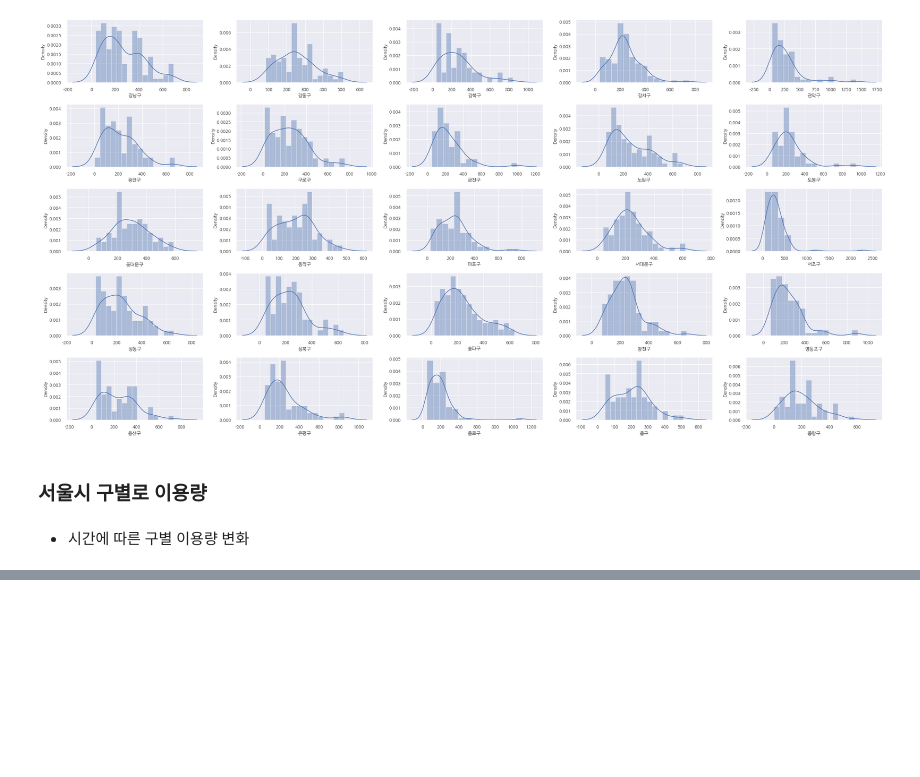
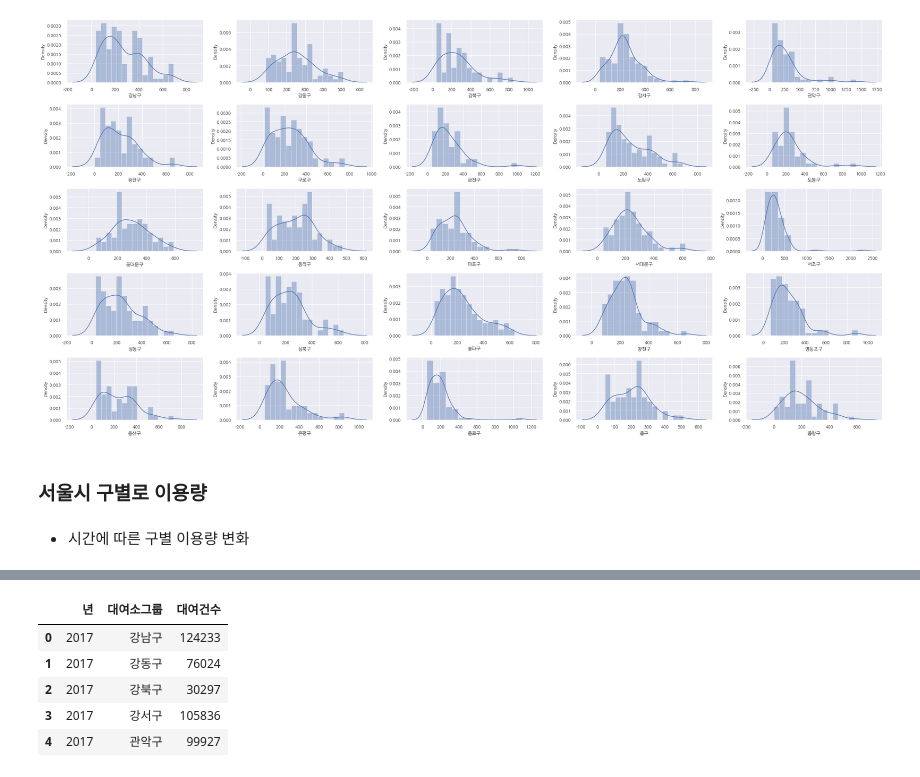
Before and after one commit to yunju727/Opensource-Project, a Jupyter notebook: main2.ipynb, the cells around one changed output, grey strips where cells are left out. Cells and saved outputs as stored; diff of their text form; code cells hidden in the pictures; blank space fills up the shorter version.

```diff
--- a/main2.ipynb
+++ b/main2.ipynb
@@ -293,0 +327,17 @@ Data2 = pd.read_csv('data-set/대여소별 이용정보(21.7-21.12).csv', encodi
+# %%
+#연기준 이용량 변화
+year = Data2.groupby(['년', '대여소그룹'])[['대여건수']].agg('sum')
+df_year = pd.DataFrame(year) #년 + 대여소그룹 데이터프레임
+df_year.reset_index(inplace = True)
+df_year = df_year.drop(df_year[df_year['대여소그룹'] == ('정비센터')].index)
+df_year = df_year.drop(df_year[df_year['대여소그룹'] == ('그룹명 없음')].index) #불필요 행 제거
+None_loc_year = df_year.groupby(['년'])[['대여건수']].agg('sum') #연도컬럼 데이터프레임
+None_loc_year.reset_index(inplace = True)
+df_year.head()
+# %% [output]
+|  | 년 | 대여소그룹 | 대여건수 |
+| 0 | 2017 | 강남구 | 124233 |
+| 1 | 2017 | 강동구 | 76024 |
+| 2 | 2017 | 강북구 | 30297 |
+| 3 | 2017 | 강서구 | 105836 |
+| 4 | 2017 | 관악구 | 99927 |
```
Also changed, not shown: parts of 9 cells of this notebook, 14 other files.
